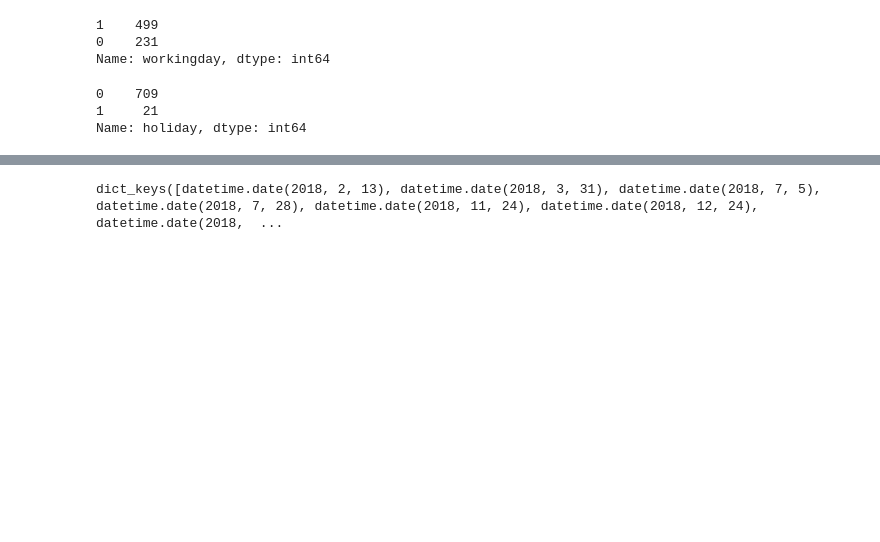
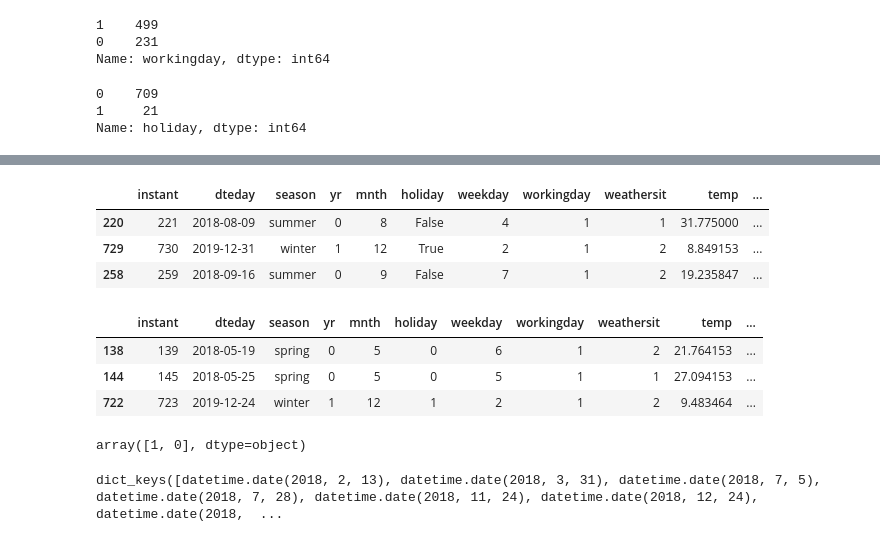
Before and after one commit to Adalab/proyecto-promo-C-modulo-3-team-2, a Jupyter notebook: exploracion.ipynb, the cells around one changed output, grey strips where cells are left out. Saved outputs shown, nothing was run; the diff lists cells and outputs as text; code cells hidden in the pictures; blank space fills up the shorter version.

```diff
--- a/exploracion.ipynb
+++ b/exploracion.ipynb
@@ -156,0 +137,8 @@ festivos.head(21)
+# %%
+df["holiday"] = df["dteday"].isin(["2018-01-01","2018-01-16", "2018-02-13", "2018-02-20", "2018-03-31", "2018-05-29", "2018-07-04", "2018-07-05", "2018-07-28" , "2018-09-04", "2018-10-23", "2018-10-24", "2018-12-24", "2018-12-25", "2018-12-31","2019-01-01","2019-01-16", "2019-02-13", "2019-02-20", "2019-03-31", "2019-05-29", "2019-07-04", "2019-07-05", "2019-07-28" , "2019-09-04", "2019-10-23", "2019-10-24", "2019-12-24", "2019-12-25", "2019-12-31"])
+df.sample(3)
+# %% [output]
+|  | instant | dteday | season | yr | mnth | holiday | weekday | workingday | weathersit | temp | ... |
+| 220 | 221 | 2018-08-09 | summer | 0 | 8 | False | 4 | 1 | 1 | 31.775000 | ... |
+| 729 | 730 | 2019-12-31 | winter | 1 | 12 | True | 2 | 1 | 2 | 8.849153 | ... |
+| 258 | 259 | 2018-09-16 | summer | 0 | 9 | False | 7 | 1 | 2 | 19.235847 | ... |
@@ -157,3 +148,14 @@ festivos.head(21)
+# %%
+df.sample(3)
+# %% [output]
+|  | instant | dteday | season | yr | mnth | holiday | weekday | workingday | weathersit | temp | ... |
+| 138 | 139 | 2018-05-19 | spring | 0 | 5 | 0 | 6 | 1 | 2 | 21.764153 | ... |
+| 144 | 145 | 2018-05-25 | spring | 0 | 5 | 0 | 5 | 1 | 1 | 27.094153 | ... |
+| 722 | 723 | 2019-12-24 | winter | 1 | 12 | 1 | 2 | 1 | 2 | 9.483464 | ... |
+# %%
+df.holiday.unique()
+# %% [output]
+array([1, 0], dtype=object)
 # %%
 #Sacamos ls festivos con la libreria
 from datetime import date
```
Also changed, not shown: parts of 10 cells of this notebook.
